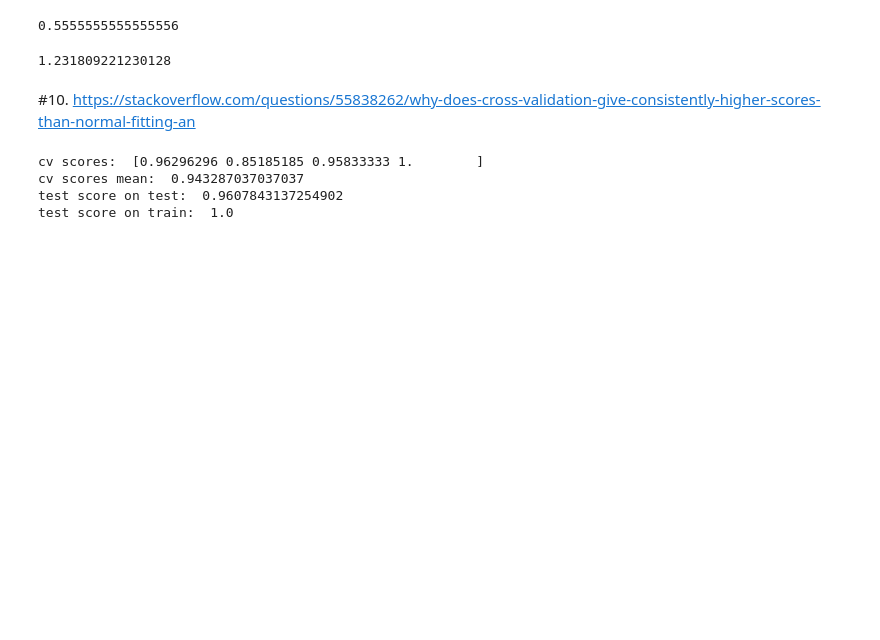
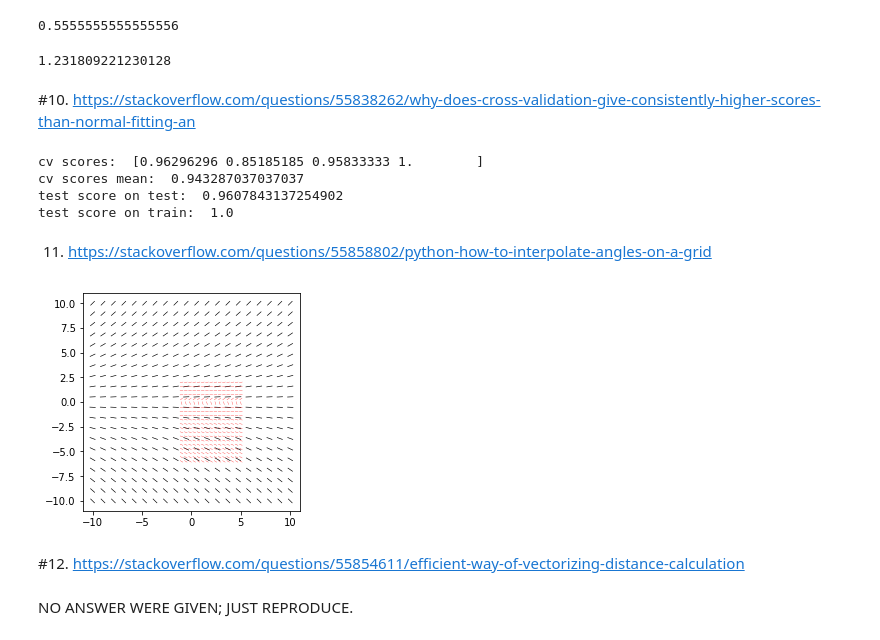
Before and after one commit to scidam/forums, a Jupyter notebook: SO/APR_2019.ipynb, the cells around one changed output. Cells and saved outputs as stored; diff of their text form; code cells hidden in the pictures; blank space fills up the shorter version.

Commit message:
Two answers added

```diff
--- a/SO/APR_2019.ipynb
+++ b/SO/APR_2019.ipynb
@@ -592,3 +592,40 @@ cv scores:  [0.96296296 0.85185185 0.95833333 1.        ]
 cv scores mean:  0.943287037037037
 test score on test:  0.9607843137254902
 test score on train:  1.0
+# %% [markdown]
+11. https://stackoverflow.com/questions/55858802/python-how-to-interpolate-angles-on-a-grid
+# %%
+import numpy as np
+from matplotlib import pyplot as plt
+from scipy.interpolate import griddata
+
+ax = plt.subplot()
+ax.set_aspect(1)
+
+# Simulate some given data.
+x, y = np.meshgrid(np.linspace(-10, 10, 20), np.linspace(-10, 10, 20))
+data = np.arctan(y / 10) % np.pi
+u = np.cos(data)
+v = np.sin(data)
+
+ax.quiver(x, y, u, v, headlength=0.01, headaxislength=0, pivot='middle', units='xy')
+
+# Create a smaller grid within.
+x1, y1 = np.meshgrid(np.linspace(-1, 5, 15), np.linspace(-6, 2, 20))
+# ax.plot(x1, y1, '.', color='red', markersize=2)
+
+# Interpolate data on grid.
+#interpolation = griddata((x.flatten(), y.flatten()), data.flatten(), (x1.flatten(), y1.flatten()))
+u1 = griddata((x.flatten(), y.flatten()), u.flatten(), (x1.flatten(), y1.flatten()))
+v1 = griddata((x.flatten(), y.flatten()), v.flatten(), (x1.flatten(), y1.flatten()))
+#u1 = np.cos(interpolation)
+#v1 = np.sin(interpolation)
+ax.quiver(x1, y1, u1, v1, headlength=0.01, headaxislength=0, pivot='middle', units='xy',
+          color='red', scale=3, width=0.03)
+plt.show()
+# %% [output]
+[figure, added]
+# %% [markdown]
+#12. https://stackoverflow.com/questions/55854611/efficient-way-of-vectorizing-distance-calculation
+# %% [markdown]
+NO ANSWER WERE GIVEN; JUST REPRODUCE.
```
Also changed, not shown: parts of 8 cells of this notebook.
